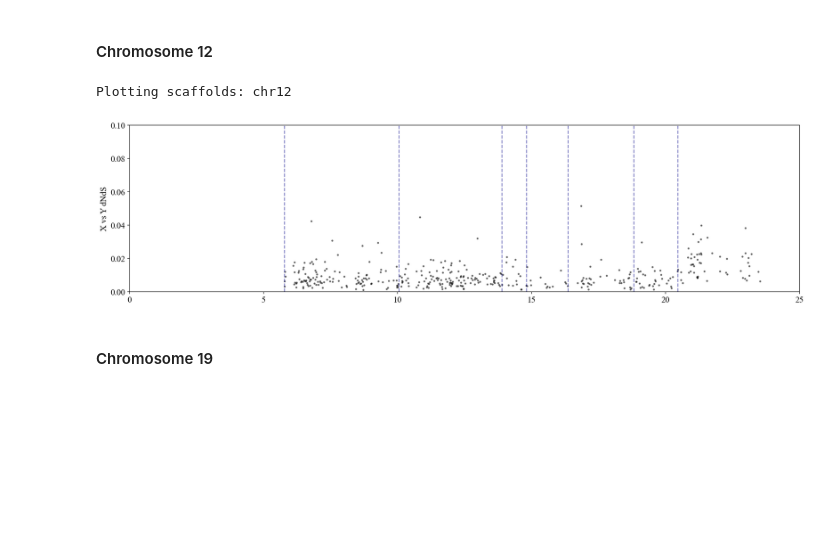
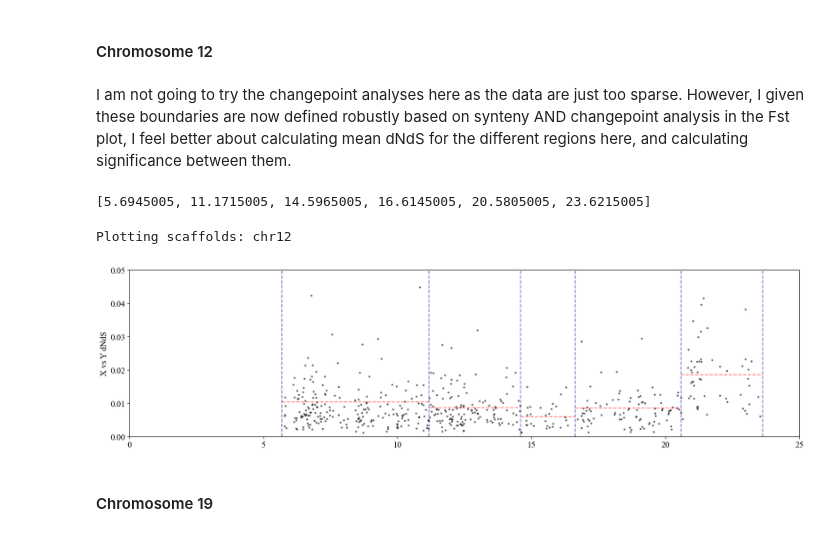
Before and after one commit to DanJeffries/Stickle_Y_comp, a Jupyter notebook: code/JUP_NBs/Popgen_stats.ipynb, the cells around one changed output. Drawn from its saved outputs; the diff is of its cells as text; code cells hidden in the pictures; blank space fills up the shorter version.

```diff
--- a/code/JUP_NBs/Popgen_stats.ipynb
+++ b/code/JUP_NBs/Popgen_stats.ipynb
@@ -670,17 +746,30 @@ Plotting scaffolds: chr19
 # %% [markdown]
 #### Chromosome 12
-# %%
-Plot_M_F_dS("/Users/dj20y461/Data_temp/Stickleback/Stickle_Y_comp/data/popgen_stats/Gw.dNdS.090824.results",
-              "/Users/dj20y461/Data_temp/Stickleback/Stickle_Y_comp/plots/M_F_stats_plots/Gw/dNdS/Gw_dS_chr12.pdf",
-              sex_scaffs = ["chr12"],
-              points_color="black",
-              myXlims = (0,25),
-              myYlims_ax1 = (0,0.1),
-              rolling_avg=False,
-              vert_seps=[i/1000000 for i in anchor_genes_chr12.values()],
-              y_label="X vs Y dNdS")
-# %% [output]
-Plotting scaffolds: chr12
-[figure, removed]
+# %% [markdown]
+I am not going to try the changepoint analyses here as the data are just too sparse. However, I given these boundaries are now defined robustly based on synteny AND changepoint analysis in the Fst plot, I feel better about calculating mean dNdS for the different regions here, and calculating significance between them.
+# %%
+changepoints
+# %% [output]
+[5.6945005, 11.1715005, 14.5965005, 16.6145005, 20.5805005, 23.6215005]
+# %%
+mean_regions = [[5.6945005, 11.1715005,],
+                [11.1715005, 14.5965005],
+                [14.5965005, 16.6145005],
+                [16.6145005, 20.5805005],
+                [20.5805005, 23.6215005]]
+# %%
+chr12_pos_dS_pddf = Plot_M_F_dS("/Users/dj20y461/Data_temp/Stickleback/Stickle_Y_comp/data/popgen_stats/Gw.dNdS.090824.results",
+              "/Users/dj20y461/Data_temp/Stickleback/Stickle_Y_comp/plots/M_F_stats_plots/Gw/dNdS/Gw_dS_chr12.pdf",
+              sex_scaffs = ["chr12"],
+              points_color="black",
+              myXlims = (0,25),
+              myYlims_ax1 = (0,0.05),
+              rolling_avg=False,
+              strata_avgs = mean_regions,
+              vert_seps=changepoints,
+              y_label="X vs Y dNdS")
+# %% [output]
+Plotting scaffolds: chr12
+[figure, added]
 # %% [markdown]
 #### Chromosome 19
```
Also changed, not shown: parts of 28 cells of this notebook, 6 other files.
